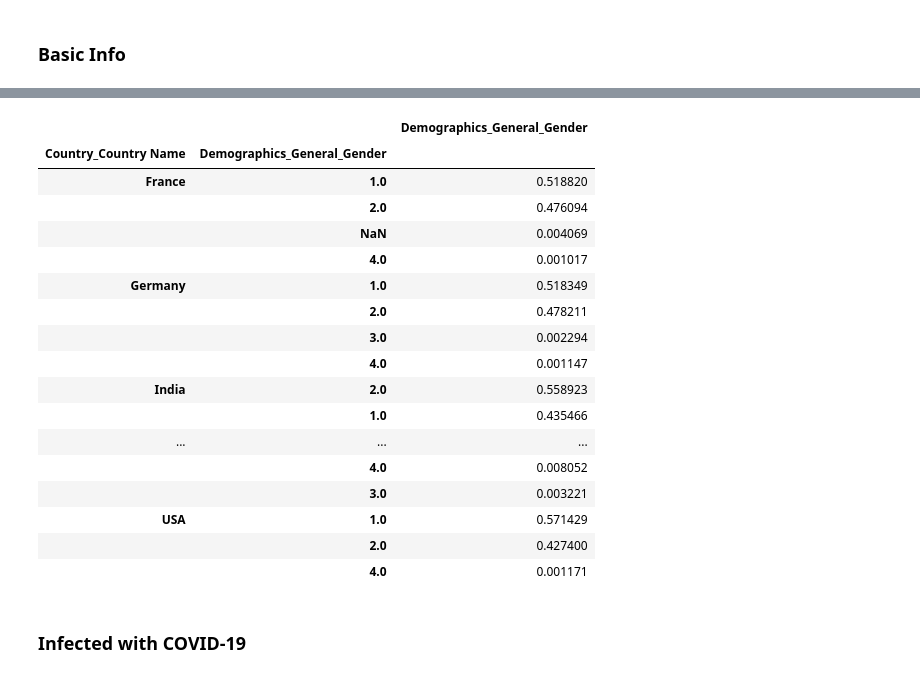
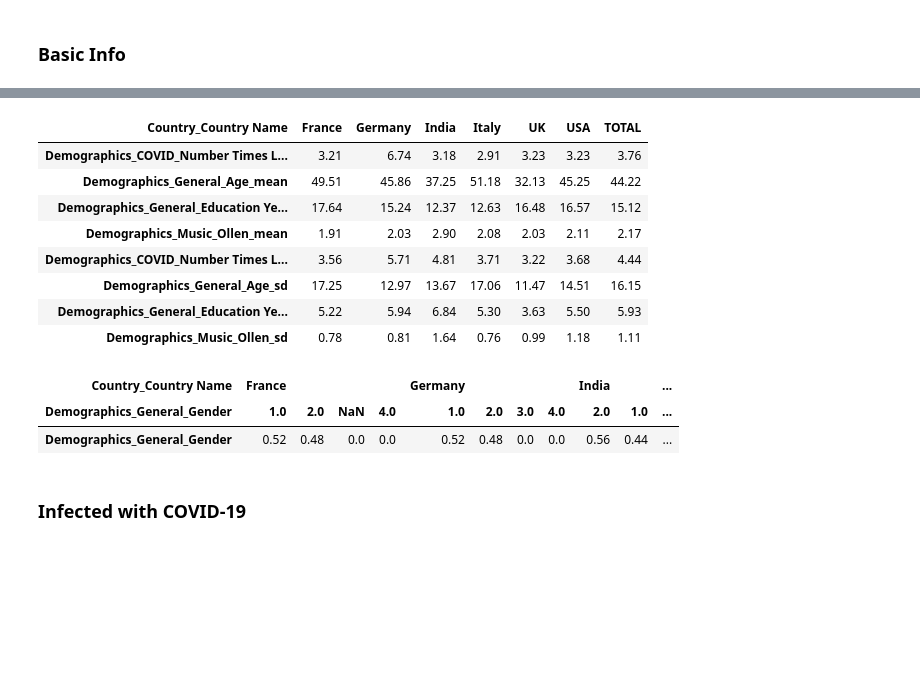
Before and after one commit to lkfink/CMQ, a Jupyter notebook: Descriptive_Statistics.ipynb, the cells around one changed output, grey strips where cells are left out. Saved outputs shown, nothing was run; the diff lists cells and outputs as text; code cells hidden in the pictures; blank space fills up the shorter version.

```diff
--- a/Descriptive_Statistics.ipynb
+++ b/Descriptive_Statistics.ipynb
@@ -159,25 +126,27 @@ tmp.transpose().round(2)
+# %%
+group_col = 'Country_Country Name'
+col_list = ['Demographics_COVID_Number Times Leave','Demographics_General_Age',
+            'Demographics_General_Education Years', 'Demographics_Music_Ollen']
+
+tmp = group_numeric(data, col_list, group_col, 0)
+
+tmp.transpose().round(2)
+# %% [output]
+| Country_Country Name | France | Germany | India | Italy | UK | USA | TOTAL |
+| Demographics_COVID_Number Times L... | 3.21 | 6.74 | 3.18 | 2.91 | 3.23 | 3.23 | 3.76 |
+| Demographics_General_Age_mean | 49.51 | 45.86 | 37.25 | 51.18 | 32.13 | 45.25 | 44.22 |
+| Demographics_General_Education Ye... | 17.64 | 15.24 | 12.37 | 12.63 | 16.48 | 16.57 | 15.12 |
+| Demographics_Music_Ollen_mean | 1.91 | 2.03 | 2.90 | 2.08 | 2.03 | 2.11 | 2.17 |
+| Demographics_COVID_Number Times L... | 3.56 | 5.71 | 4.81 | 3.71 | 3.22 | 3.68 | 4.44 |
+| Demographics_General_Age_sd | 17.25 | 12.97 | 13.67 | 17.06 | 11.47 | 14.51 | 16.15 |
+| Demographics_General_Education Ye... | 5.22 | 5.94 | 6.84 | 5.30 | 3.63 | 5.50 | 5.93 |
+| Demographics_Music_Ollen_sd | 0.78 | 0.81 | 1.64 | 0.76 | 0.99 | 1.18 | 1.11 |
 # %%
-# describe gender separately
-pd.DataFrame(data.groupby(['Country_Country Name'])['Demographics_General_Gender'].value_counts(dropna=False, normalize=True))
-#pd.DataFrame(data.groupby(['Country_Country Name'])['Demographics_General_Gender_binary'].value_counts(dropna=False, normalize=True))
+# describe gender
+pd.DataFrame(data.groupby(['Country_Country Name'])['Demographics_General_Gender'].value_counts(dropna=False, normalize=True)).round(2).T
 # %% [output]
-|  |  | Demographics_General_Gender |
-| Country_Country Name | Demographics_General_Gender |  |
-| France | 1.0 | 0.518820 |
-|  | 2.0 | 0.476094 |
-|  | NaN | 0.004069 |
-|  | 4.0 | 0.001017 |
-| Germany | 1.0 | 0.518349 |
-|  | 2.0 | 0.478211 |
-|  | 3.0 | 0.002294 |
-|  | 4.0 | 0.001147 |
-| India | 2.0 | 0.558923 |
-|  | 1.0 | 0.435466 |
-| ... | ... | ... |
-|  | 4.0 | 0.008052 |
-|  | 3.0 | 0.003221 |
-| USA | 1.0 | 0.571429 |
-|  | 2.0 | 0.427400 |
-|  | 4.0 | 0.001171 |
+| Country_Country Name | France |  |  |  | Germany |  |  |  | India |  | ... |
+| Demographics_General_Gender | 1.0 | 2.0 | NaN | 4.0 | 1.0 | 2.0 | 3.0 | 4.0 | 2.0 | 1.0 | ... |
+| Demographics_General_Gender | 0.52 | 0.48 | 0.0 | 0.0 | 0.52 | 0.48 | 0.0 | 0.0 | 0.56 | 0.44 | ... |
 # %% [markdown]
 ### Infected with COVID-19
```
Also changed, not shown: parts of 24 cells of this notebook, 1 other file.
